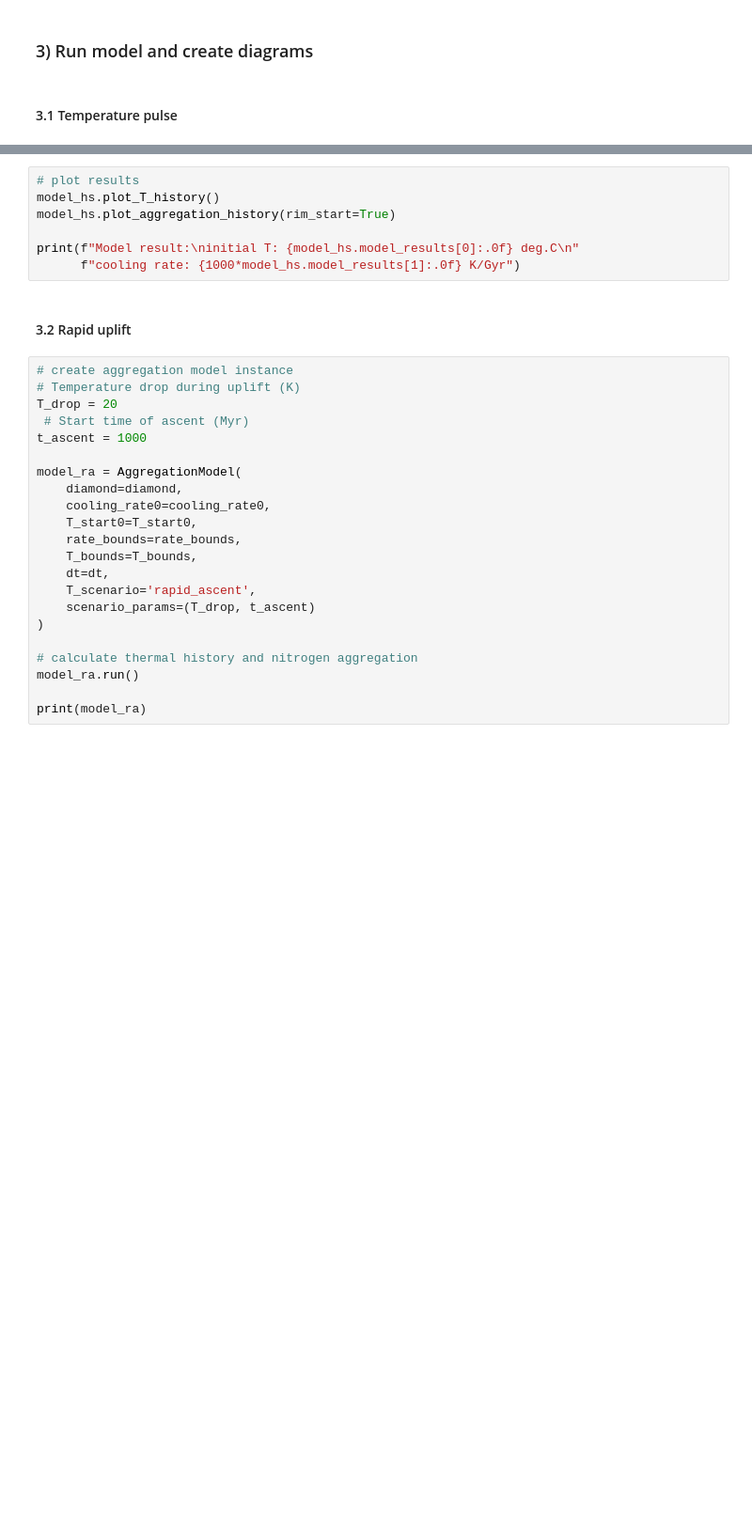
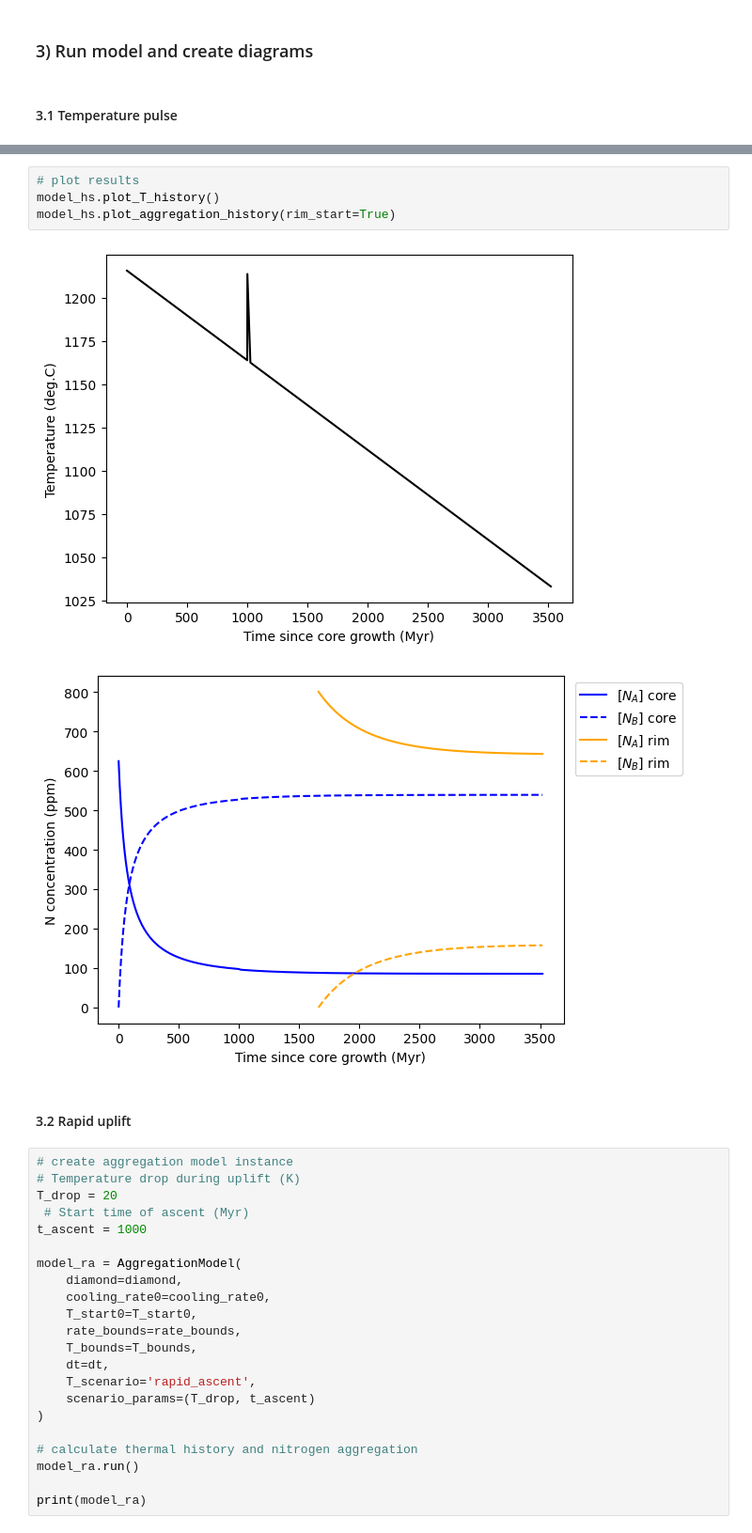
Before and after one commit to LauraSp/SNAC, a Jupyter notebook: documentation/eventfulSNAC.ipynb, the cells around one changed output, grey strips where cells are left out. Shown: that part at 94% size. Saved outputs shown, nothing was run; the diff lists cells and outputs as text; blank space fills up the shorter version.

```diff
--- a/documentation/eventfulSNAC.ipynb
+++ b/documentation/eventfulSNAC.ipynb
@@ -83,10 +108,10 @@ print(model_hs)
 # %%
 # plot results
 model_hs.plot_T_history()
 model_hs.plot_aggregation_history(rim_start=True)
-
-print(f"Model result:\ninitial T: {model_hs.model_results[0]:.0f} deg.C\n"
-      f"cooling rate: {1000*model_hs.model_results[1]:.0f} K/Gyr")
+# %% [output]
+[figure, added]
+[figure, added]
 # %% [markdown]
 #### 3.2 Rapid uplift
 # %%
```
Also changed, not shown: parts of 4 cells of this notebook, 1 other file.
